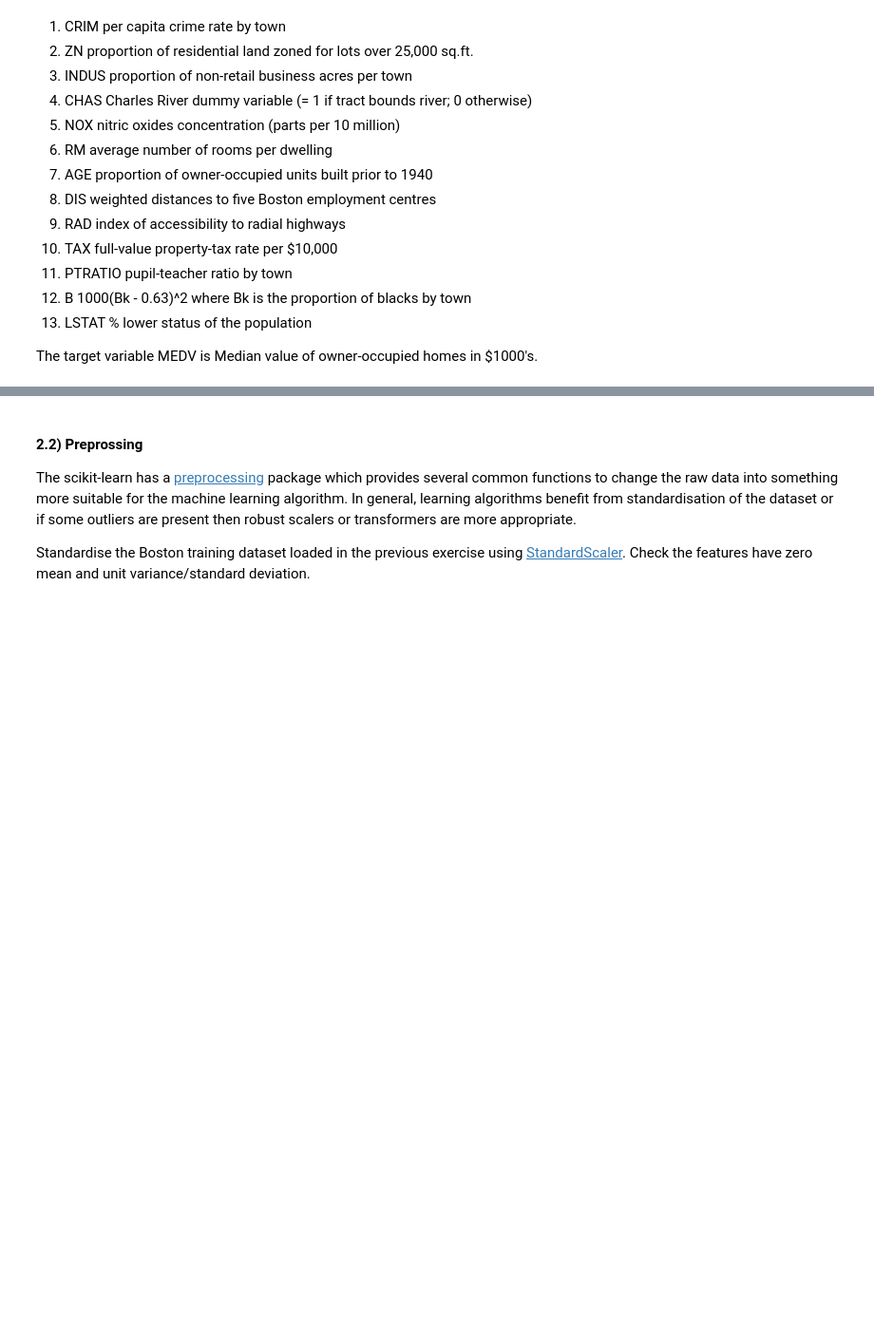
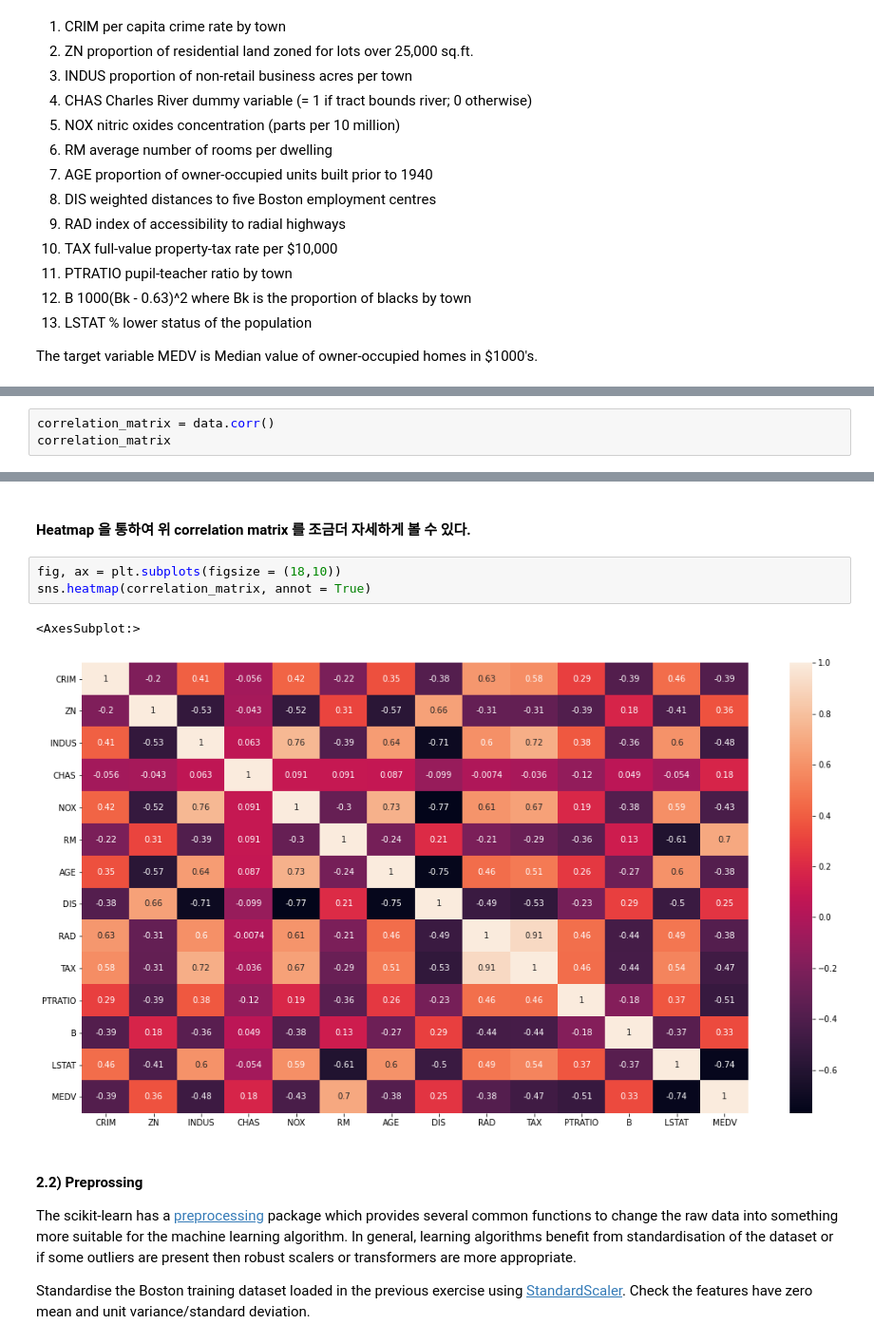
Before and after one commit to 7201krap/COMS30034_Machine-Learning-with-CW, a Jupyter notebook: lab1/lab1-intro_to_numpy_scikitlearn.ipynb, the cells around one changed output, grey strips where cells are left out. Shown at 95% size. Saved outputs shown, nothing was run; the diff lists cells and outputs as text; blank space fills up the shorter version.

```diff
--- a/lab1/lab1-intro_to_numpy_scikitlearn.ipynb
+++ b/lab1/lab1-intro_to_numpy_scikitlearn.ipynb
@@ -433,0 +444,3 @@ dtype: int64
+# %%
+correlation_matrix = data.corr()
+correlation_matrix
@@ -434,3 +463,11 @@ dtype: int64
+# %% [markdown]
+#### Heatmap 을 통하여 위 correlation matrix 를 조금더 자세하게 볼 수 있다.
+# %%
+fig, ax = plt.subplots(figsize = (18,10))
+sns.heatmap(correlation_matrix, annot = True)
+# %% [output]
+<AxesSubplot:>
+[figure, added]
 # %% [markdown]
 #### 2.2) Preprossing
 The scikit-learn has a [preprocessing](https://scikit-learn.org/stable/modules/preprocessing.html) package which provides several common functions to change the raw data into something more suitable for the machine learning algorithm. In general, learning algorithms benefit from standardisation of the dataset or if some outliers are present then robust scalers or transformers are more appropriate.
```
Also changed, not shown: parts of 17 cells of this notebook.
